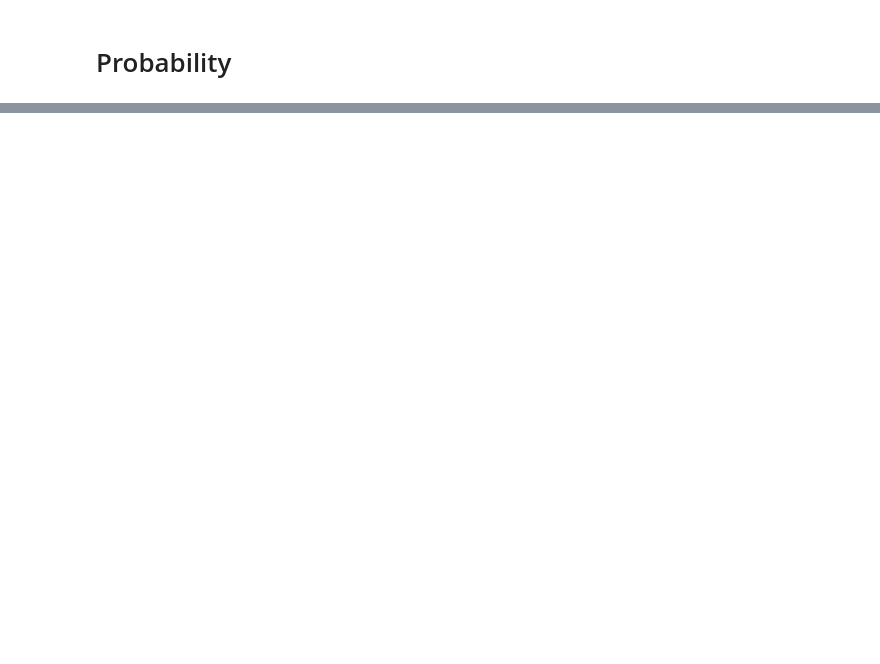
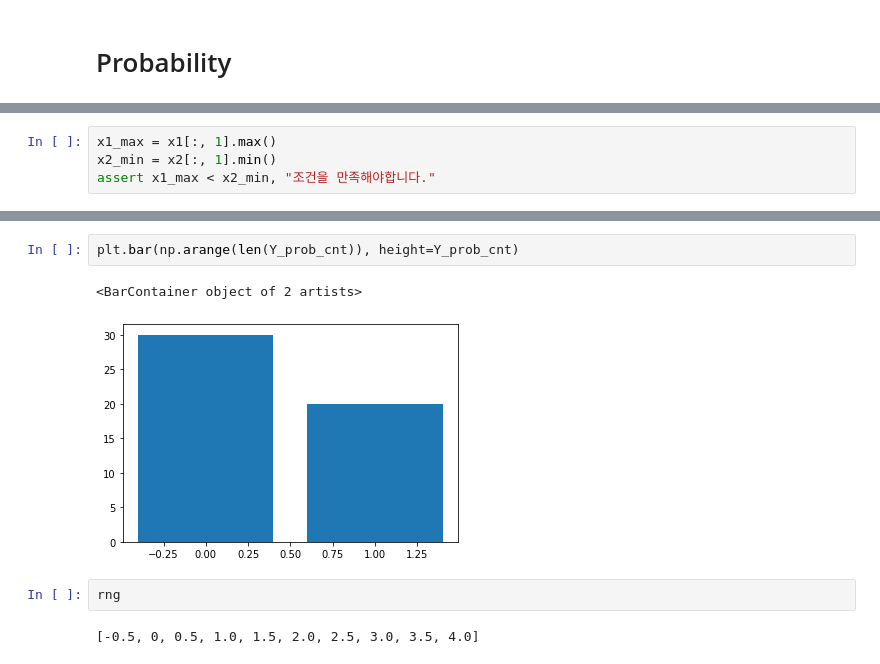
Before and after one commit to simonjisu/prml_study, a Jupyter notebook: notebooks/chapter-1/nb_2-probability.ipynb, the cells around one changed output, grey strips where cells are left out. Drawn from its saved outputs; the diff is of its cells as text; blank space fills up the shorter version.

```diff
--- a/notebooks/chapter-1/nb_2-probability.ipynb
+++ b/notebooks/chapter-1/nb_2-probability.ipynb
@@ -71,0 +43,4 @@ coord = [[(y, x) for x in np.arange(len_x)] for y in np.arange(len_y)]
+# %%
+x1_max = x1[:, 1].max()
+x2_min = x2[:, 1].min()
+assert x1_max < x2_min, "조건을 만족해야합니다."
@@ -71,0 +61,9 @@ coord = [[(y, x) for x in np.arange(len_x)] for y in np.arange(len_y)]
+# %%
+plt.bar(np.arange(len(Y_prob_cnt)), height=Y_prob_cnt)
+# %% [output]
+<BarContainer object of 2 artists>
+[figure, added]
+# %%
+rng
+# %% [output]
+[-0.5, 0, 0.5, 1.0, 1.5, 2.0, 2.5, 3.0, 3.5, 4.0]
```
Also changed, not shown: parts of 19 cells of this notebook.
